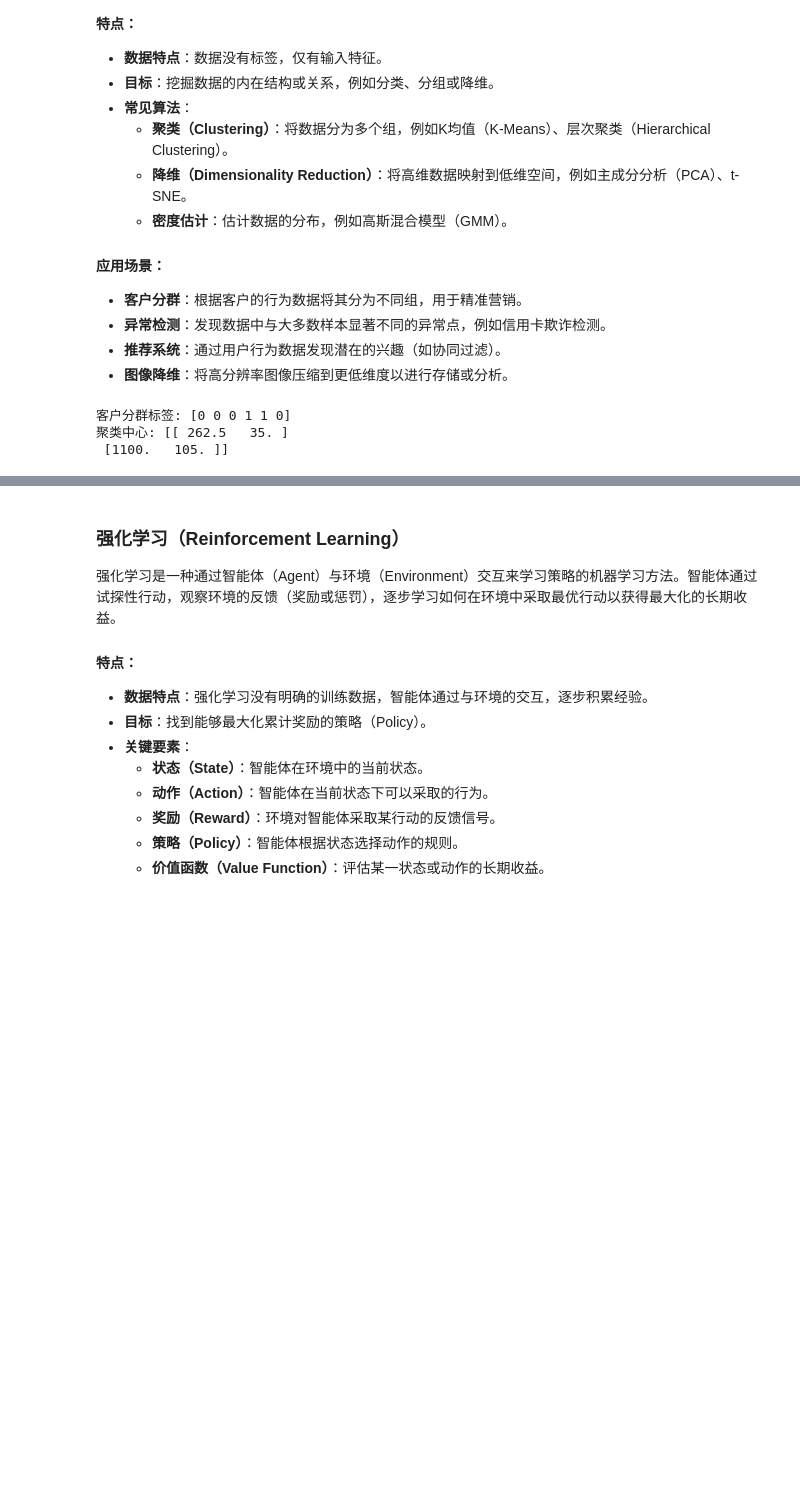
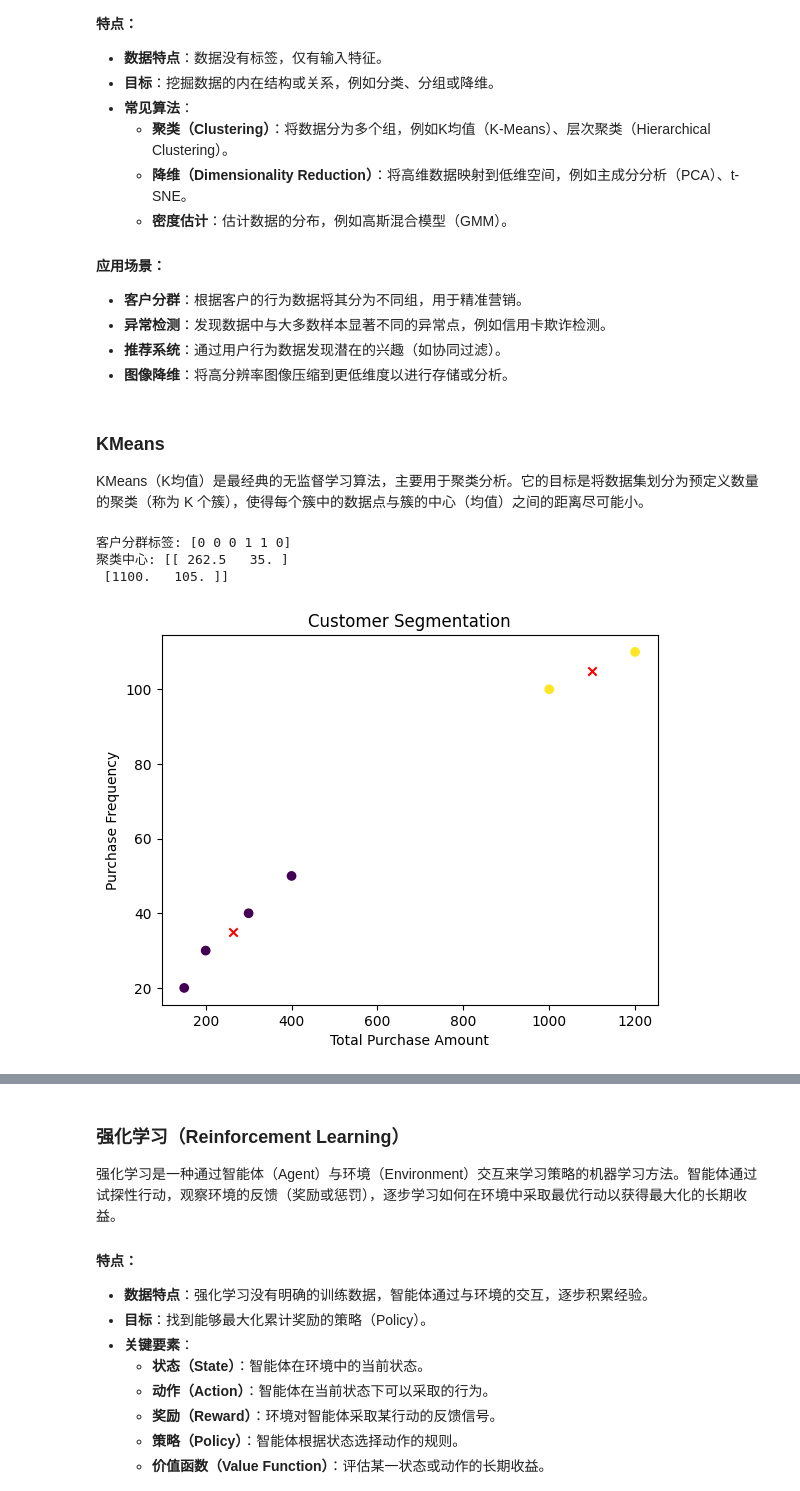
Before and after one commit to qu-jiagang/AI-CFD-COURSE, a Jupyter notebook: 1_MachineLearning.ipynb, the cells around one changed output, grey strips where cells are left out. Cells and saved outputs as stored; diff of their text form; code cells hidden in the pictures; blank space fills up the shorter version.

```diff
--- a/1_MachineLearning.ipynb
+++ b/1_MachineLearning.ipynb
@@ -91,29 +100,45 @@ plt.show()
 - **异常检测**：发现数据中与大多数样本显著不同的异常点，例如信用卡欺诈检测。
 - **推荐系统**：通过用户行为数据发现潜在的兴趣（如协同过滤）。
 - **图像降维**：将高分辨率图像压缩到更低维度以进行存储或分析。
+# %% [markdown]
+### KMeans
+KMeans（K均值）是最经典的无监督学习算法，主要用于聚类分析。它的目标是将数据集划分为预定义数量的聚类（称为 K 个簇），使得每个簇中的数据点与簇的中心（均值）之间的距离尽可能小。
 # %%
-# 导入库
+"""
+K-Means 聚类
+"""
 from sklearn.cluster import KMeans
 import numpy as np
 import os
 
 os.environ["LOKY_MAX_CPU_COUNT"] = "4"
 
 # 生成示例数据（客户购买行为：总购买额、购买频率）
 X = np.array([[200, 30], [150, 20], [300, 40], [1000, 100], [1200, 110], [400, 50]])
 
 # 创建 K-Means 聚类模型
 kmeans = KMeans(n_clusters=2, random_state=42)
 kmeans.fit(X)
 
 # 获取聚类结果
 labels = kmeans.labels_
 centers = kmeans.cluster_centers_
 
 # 输出结果
 print("客户分群标签:", labels)
 print("聚类中心:", centers)
+
+import matplotlib.pyplot as plt
+# 绘制数据点
+plt.scatter(X[:, 0], X[:, 1], c=labels, cmap='viridis')
+# 绘制聚类中心
+plt.scatter(centers[:, 0], centers[:, 1], c='red', marker='x')
+plt.title('Customer Segmentation')
+plt.xlabel('Total Purchase Amount')
+plt.ylabel('Purchase Frequency')
+plt.show()
 # %% [output]
 客户分群标签: [0 0 0 1 1 0]
 聚类中心: [[ 262.5   35. ]
  [1100.   105. ]]
+[figure, added]
```
Also changed, not shown: parts of 11 cells of this notebook, 12 other files.
